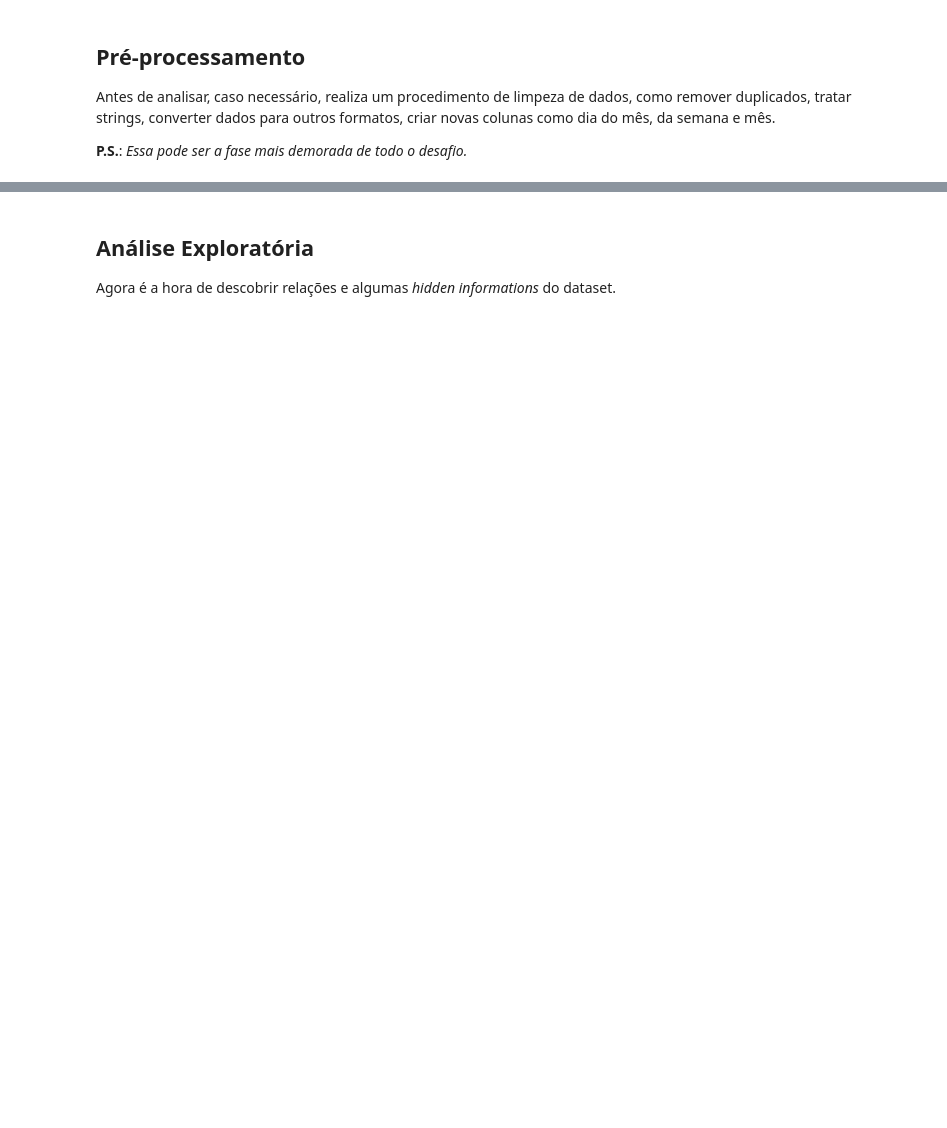
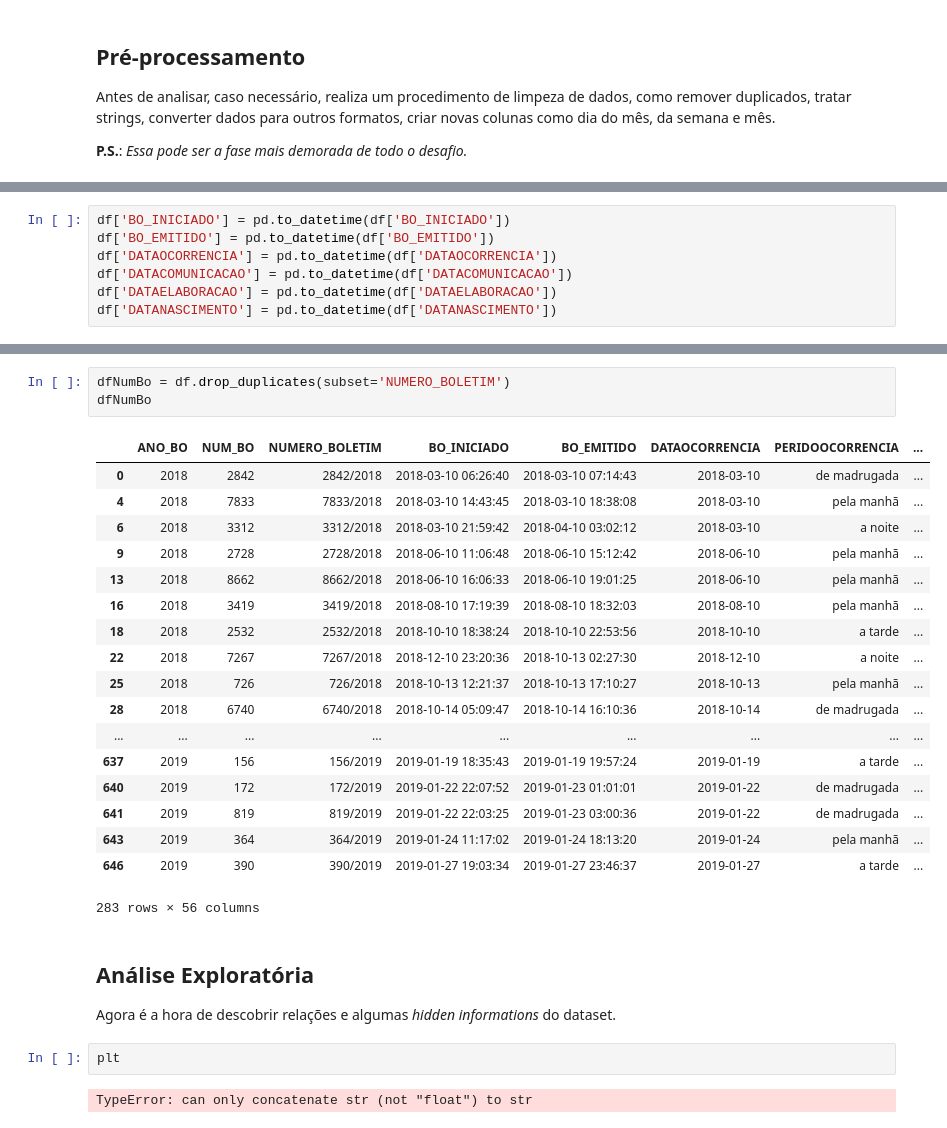
Before and after one commit to Lucas08Ben/Mineracao-de-Dados, a Jupyter notebook: Lista 1 - Análise de dados sobre feminicídio em SP/10 - Desafio.ipynb, the cells around one changed output, grey strips where cells are left out. Drawn from its saved outputs; the diff is of its cells as text; blank space fills up the shorter version.

```diff
--- a/Lista 1 - Análise de dados sobre feminicídio em SP/10 - Desafio.ipynb
+++ b/Lista 1 - Análise de dados sobre feminicídio em SP/10 - Desafio.ipynb
@@ -68,0 +148,7 @@ Antes de analisar, caso necessário, realiza um procedimento de limpeza de dados
+# %%
+df['BO_INICIADO'] = pd.to_datetime(df['BO_INICIADO'])
+df['BO_EMITIDO'] = pd.to_datetime(df['BO_EMITIDO'])
+df['DATAOCORRENCIA'] = pd.to_datetime(df['DATAOCORRENCIA'])
+df['DATACOMUNICACAO'] = pd.to_datetime(df['DATACOMUNICACAO'])
+df['DATAELABORACAO'] = pd.to_datetime(df['DATAELABORACAO'])
+df['DATANASCIMENTO'] = pd.to_datetime(df['DATANASCIMENTO'])
@@ -69,4 +177,30 @@ Antes de analisar, caso necessário, realiza um procedimento de limpeza de dados
+# %%
+dfNumBo = df.drop_duplicates(subset='NUMERO_BOLETIM')
+dfNumBo
+# %% [output]
+|  | ANO_BO | NUM_BO | NUMERO_BOLETIM | BO_INICIADO | BO_EMITIDO | DATAOCORRENCIA | PERIDOOCORRENCIA | ... |
+| 0 | 2018 | 2842 | 2842/2018 | 2018-03-10 06:26:40 | 2018-03-10 07:14:43 | 2018-03-10 | de madrugada | ... |
+| 4 | 2018 | 7833 | 7833/2018 | 2018-03-10 14:43:45 | 2018-03-10 18:38:08 | 2018-03-10 | pela manhã | ... |
+| 6 | 2018 | 3312 | 3312/2018 | 2018-03-10 21:59:42 | 2018-04-10 03:02:12 | 2018-03-10 | a noite | ... |
+| 9 | 2018 | 2728 | 2728/2018 | 2018-06-10 11:06:48 | 2018-06-10 15:12:42 | 2018-06-10 | pela manhã | ... |
+| 13 | 2018 | 8662 | 8662/2018 | 2018-06-10 16:06:33 | 2018-06-10 19:01:25 | 2018-06-10 | pela manhã | ... |
+| 16 | 2018 | 3419 | 3419/2018 | 2018-08-10 17:19:39 | 2018-08-10 18:32:03 | 2018-08-10 | pela manhã | ... |
+| 18 | 2018 | 2532 | 2532/2018 | 2018-10-10 18:38:24 | 2018-10-10 22:53:56 | 2018-10-10 | a tarde | ... |
+| 22 | 2018 | 7267 | 7267/2018 | 2018-12-10 23:20:36 | 2018-10-13 02:27:30 | 2018-12-10 | a noite | ... |
+| 25 | 2018 | 726 | 726/2018 | 2018-10-13 12:21:37 | 2018-10-13 17:10:27 | 2018-10-13 | pela manhã | ... |
+| 28 | 2018 | 6740 | 6740/2018 | 2018-10-14 05:09:47 | 2018-10-14 16:10:36 | 2018-10-14 | de madrugada | ... |
+| ... | ... | ... | ... | ... | ... | ... | ... | ... |
+| 637 | 2019 | 156 | 156/2019 | 2019-01-19 18:35:43 | 2019-01-19 19:57:24 | 2019-01-19 | a tarde | ... |
+| 640 | 2019 | 172 | 172/2019 | 2019-01-22 22:07:52 | 2019-01-23 01:01:01 | 2019-01-22 | de madrugada | ... |
+| 641 | 2019 | 819 | 819/2019 | 2019-01-22 22:03:25 | 2019-01-23 03:00:36 | 2019-01-22 | de madrugada | ... |
+| 643 | 2019 | 364 | 364/2019 | 2019-01-24 11:17:02 | 2019-01-24 18:13:20 | 2019-01-24 | pela manhã | ... |
+| 646 | 2019 | 390 | 390/2019 | 2019-01-27 19:03:34 | 2019-01-27 23:46:37 | 2019-01-27 | a tarde | ... |
+283 rows × 56 columns
 # %% [markdown]
 ## Análise Exploratória
 
 Agora é a hora de descobrir relações e algumas *hidden informations* do dataset.
+# %%
+plt
+# %% [output]
+TypeError: can only concatenate str (not "float") to str
```
Also changed, not shown: parts of 15 cells of this notebook, 2 other files.
